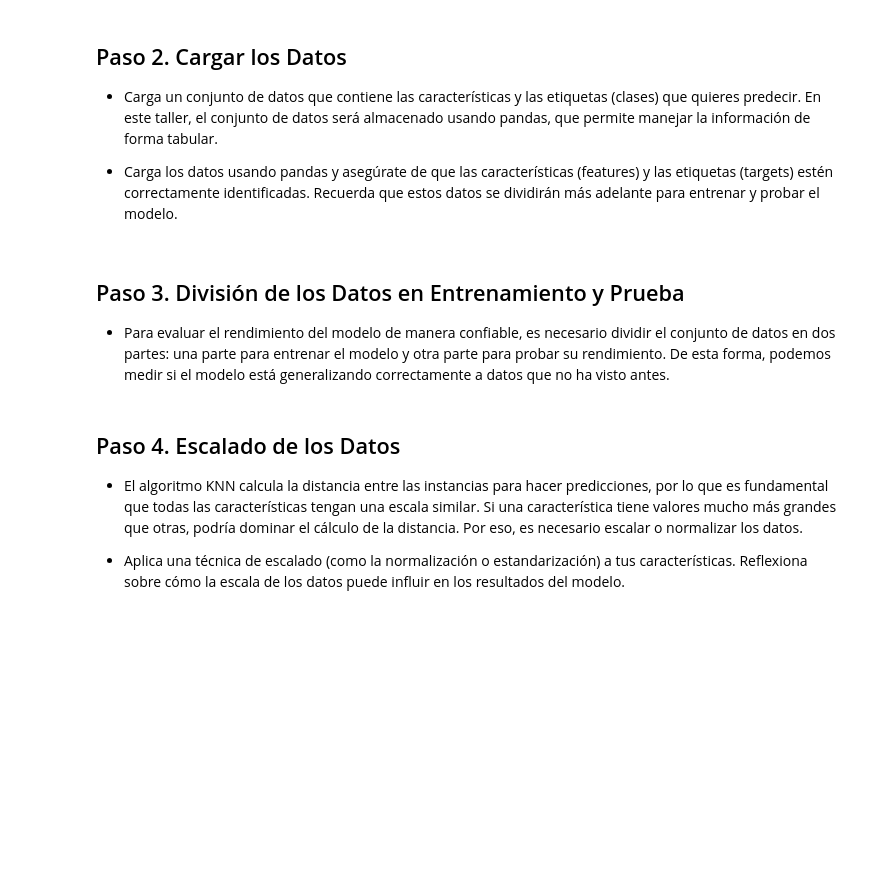
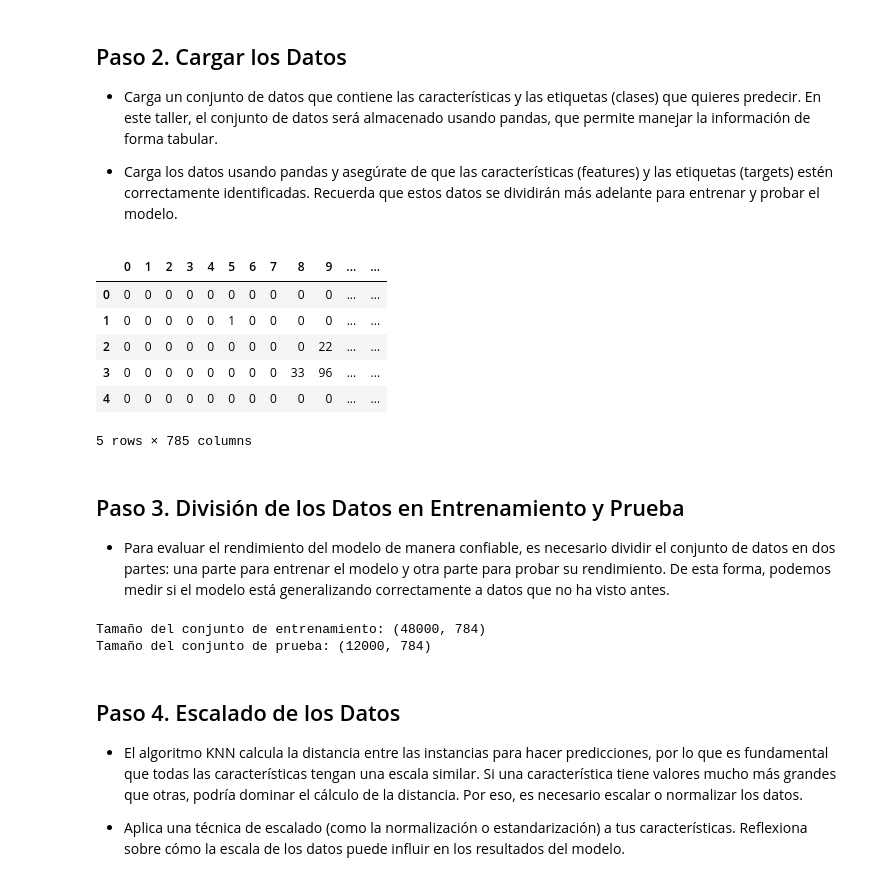
Before and after one commit to mrcortes42-ship-it/Laboratorios, a Jupyter notebook: Laboratorio_15practica.ipynb, the cells around one changed output. Cells and saved outputs as stored; diff of their text form; code cells hidden in the pictures; blank space fills up the shorter version.

```diff
--- a/Laboratorio_15practica.ipynb
+++ b/Laboratorio_15practica.ipynb
@@ -32,3 +40,24 @@ from keras.datasets import fashion_mnist
 
 ## Paso 1. Importación de Bibliotecas
 * Importa las bibliotecas necesarias. Las más importantes para este taller son pandas para la manipulación de datos, numpy para realizar operaciones numéricas y scikit-learn para implementar el modelo KNN.
+# %%
+# Bibliotecas principales
+import numpy as np
+import pandas as pd
+
+# Scikit-learn (implementación de KNN y métricas)
+from sklearn.neighbors import KNeighborsClassifier
+from sklearn.metrics import accuracy_score, classification_report
+from sklearn.model_selection import train_test_split
+
+# Dataset Fashion-MNIST desde Keras
+from keras.datasets import fashion_mnist
+
+# Carga del dataset
+(X_train_raw, y_train), (X_test_raw, y_test) = fashion_mnist.load_data()
+
+print("Shapes:")
+print("X_train:", X_train_raw.shape)
+print("y_train:", y_train.shape)
+print("X_test:", X_test_raw.shape)
+print("y_test:", y_test.shape)
@@ -37,9 +72,63 @@ from keras.datasets import fashion_mnist
 * Carga un conjunto de datos que contiene las características y las etiquetas (clases) que quieres predecir. En este taller, el conjunto de datos será almacenado usando pandas, que permite manejar la información de forma tabular.
 
 * Carga los datos usando pandas y asegúrate de que las características (features) y las etiquetas (targets) estén correctamente identificadas. Recuerda que estos datos se dividirán más adelante para entrenar y probar el modelo.
+# %%
+import numpy as np
+import pandas as pd
+from keras.datasets import fashion_mnist
+
+# Cargar dataset
+(X_train_raw, y_train), (X_test_raw, y_test) = fashion_mnist.load_data()
+
+# Aplanar las imágenes (28x28 → 784)
+X_train = X_train_raw.reshape((X_train_raw.shape[0], -1))
+X_test = X_test_raw.reshape((X_test_raw.shape[0], -1))
+
+# Crear DataFrames con pandas
+df_train = pd.DataFrame(X_train)
+df_train["label"] = y_train
+
+df_test = pd.DataFrame(X_test)
+df_test["label"] = y_test
+
+# Mostrar las primeras filas
+df_train.head()
+# %% [output]
+|  | 0 | 1 | 2 | 3 | 4 | 5 | 6 | 7 | 8 | 9 | ... | ... |
+| 0 | 0 | 0 | 0 | 0 | 0 | 0 | 0 | 0 | 0 | 0 | ... | ... |
+| 1 | 0 | 0 | 0 | 0 | 0 | 1 | 0 | 0 | 0 | 0 | ... | ... |
+| 2 | 0 | 0 | 0 | 0 | 0 | 0 | 0 | 0 | 0 | 22 | ... | ... |
+| 3 | 0 | 0 | 0 | 0 | 0 | 0 | 0 | 0 | 33 | 96 | ... | ... |
+| 4 | 0 | 0 | 0 | 0 | 0 | 0 | 0 | 0 | 0 | 0 | ... | ... |
+5 rows × 785 columns
 # %% [markdown]
 ## Paso 3. División de los Datos en Entrenamiento y Prueba
 * Para evaluar el rendimiento del modelo de manera confiable, es necesario dividir el conjunto de datos en dos partes: una parte para entrenar el modelo y otra parte para probar su rendimiento. De esta forma, podemos medir si el modelo está generalizando correctamente a datos que no ha visto antes.
+# %%
+from sklearn.model_selection import train_test_split
+from keras.datasets import fashion_mnist
+
+# Load the Fashion MNIST dataset
+(X_train_raw, y_train_raw), (X_test_raw, y_test_raw) = fashion_mnist.load_data()
+
+# Use the flattened Fashion MNIST data and labels
+X = X_train_raw.reshape((X_train_raw.shape[0], -1))
+y = y_train_raw # Use the raw y_train data
+
+# División del conjunto de datos
+X_train, X_test, y_train, y_test = train_test_split(
+    X,                # características
+    y,                # etiquetas
+    test_size=0.2,    # 20% para pruebas, 80% para entrenamiento
+    random_state=42,  # garantiza reproducibilidad
+    stratify=y        # mantiene proporción de clases
+)
+
+print("Tamaño del conjunto de entrenamiento:", X_train.shape)
+print("Tamaño del conjunto de prueba:", X_test.shape)
+# %% [output]
+Tamaño del conjunto de entrenamiento: (48000, 784)
+Tamaño del conjunto de prueba: (12000, 784)
 # %% [markdown]
 ## Paso 4. Escalado de los Datos
 * El algoritmo KNN calcula la distancia entre las instancias para hacer predicciones, por lo que es fundamental que todas las características tengan una escala similar. Si una característica tiene valores mucho más grandes que otras, podría dominar el cálculo de la distancia. Por eso, es necesario escalar o normalizar los datos.
```
Also changed, not shown: parts of 8 cells of this notebook.
